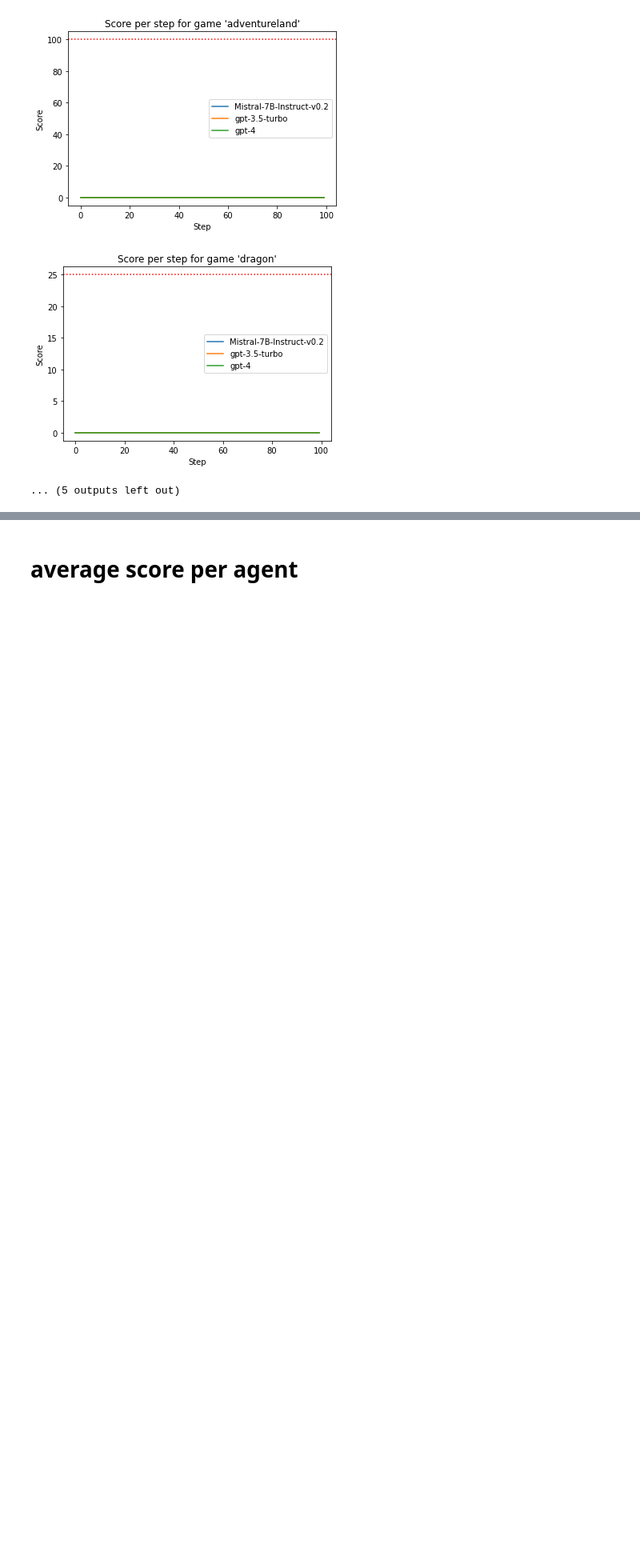
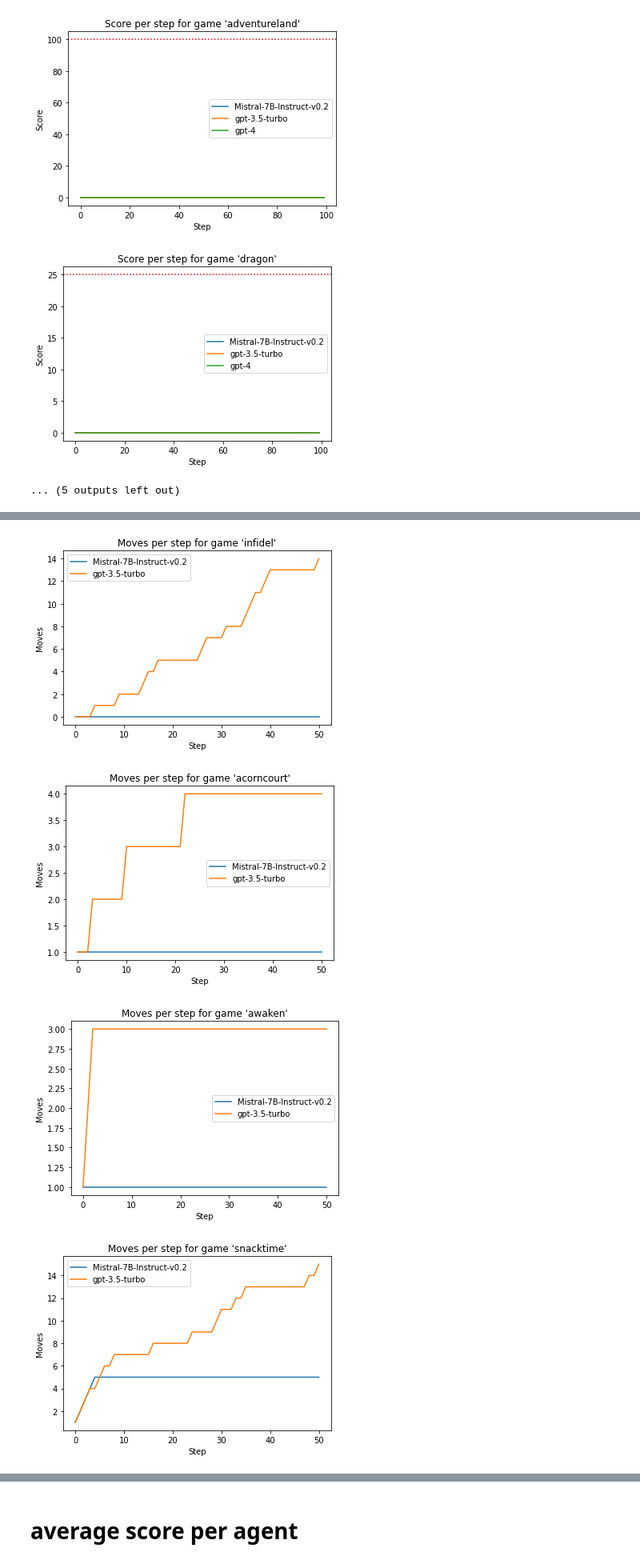
Before and after one commit to caenopy/if-agents, a Jupyter notebook: visualization/viz.ipynb, the cells around one changed output, grey strips where cells are left out. Shown at 80% size. Saved outputs shown, nothing was run; the diff lists cells and outputs as text; code cells hidden in the pictures; blank space fills up the shorter version.

```diff
--- a/visualization/viz.ipynb
+++ b/visualization/viz.ipynb
@@ -96,0 +155,39 @@ for game, game_file in zip(game_names, all_game_files):
+# %%
+def moves_per_step(json_paths, labels, game_name):
+    data_lsts = [json.load(open(json_path, 'r')) for json_path in json_paths]
+    dfs = [pd.DataFrame(data) for data in data_lsts]
+    # Create a new figure
+    plt.figure()
+
+    for lab, df in zip(labels, dfs):
+        plt.plot(df.index, df['moves'], label=lab)
+
+    # Set the title and labels
+    plt.title(f"Moves per step for game '{game_name}'")
+    plt.xlabel('Step')
+    plt.ylabel('Moves')
+
+    # Show the legend
+    plt.legend()
+
+    # Show the plot
+    plt.show()
+# %%
+bsw_mistral_dir = '/Users/mirandamelodies99/code/if-agents/experiments/bsw-mistral-BUGFIX_20240303_162259'
+bsw_gpt_35_dir ='/Users/mirandamelodies99/code/if-agents/experiments/bsw-gpt3.5-BUGFIX_20240303_161809'
+
+for game, game_file in zip(game_names, all_game_files):
+    if game=='moonlit': continue # for some reason gpt 4 didn't properly log moonlit
+    moves_per_step(
+    [
+        f'{bsw_mistral_dir}/{game_file}',
+        f'{bsw_gpt_35_dir}/{game_file}',
+    ],
+    ['Mistral-7B-Instruct-v0.2','gpt-3.5-turbo'],
+    game
+    )
+# %% [output]
+[figure, added]
+[figure, added]
+[figure, added]
+[figure, added]
```
Also changed, not shown: parts of 9 cells of this notebook.
